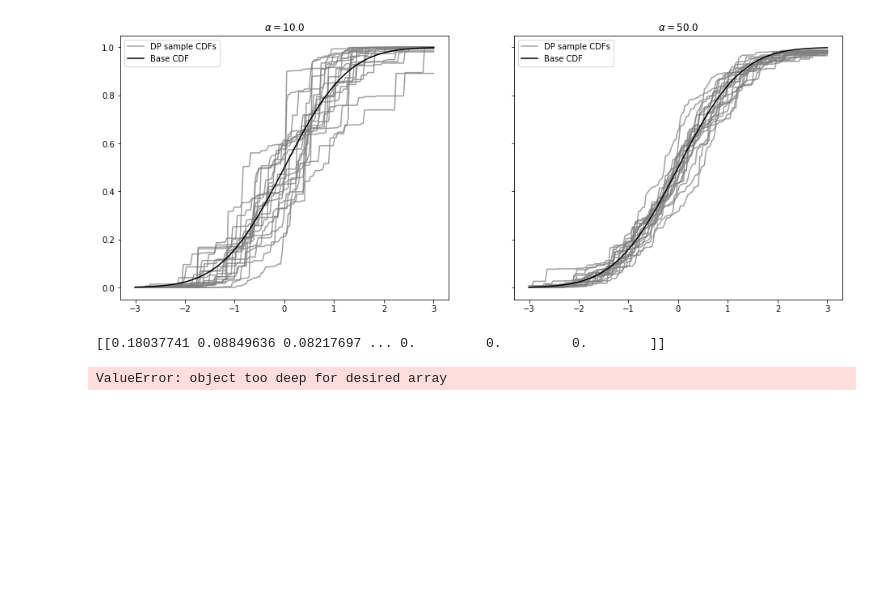
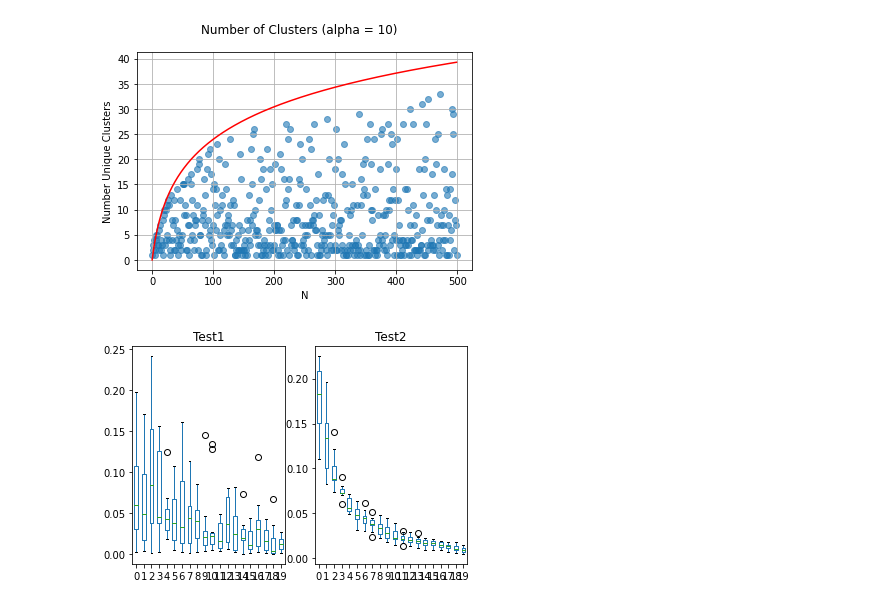
Before and after one commit to blazickjp/Research, a Jupyter notebook: DP.ipynb, the cells around one changed output. Cells and saved outputs as stored; diff of their text form; code cells hidden in the pictures; blank space fills up the shorter version.

```diff
--- a/DP.ipynb
+++ b/DP.ipynb
@@ -80,44 +10,0 @@ array([[4.43323478e-03, 4.43323478e-03, 4.43323478e-03, ...,
-# %%
-fig, (l_ax, r_ax) = plt.subplots(ncols=2, sharex=True, sharey=True, figsize=(16, 6))
-
-K = 200
-alpha = 10.
-
-beta = sp.stats.beta.rvs(1, alpha, size=(N, K))
-w = np.empty_like(beta)
-w[:, 0] = beta[:, 0]
-w[:, 1:] = beta[:, 1:] * (1 - beta[:, :-1]).cumprod(axis=1)
-
-omega = P0.rvs(size=(N, K))
-
-sample_cdfs = (w[..., np.newaxis] * np.less.outer(omega, x_plot)).sum(axis=1)
-
-l_ax.plot(x_plot, sample_cdfs[0], c='gray', alpha=0.75,
-          label='DP sample CDFs');
-l_ax.plot(x_plot, sample_cdfs[1:].T, c='gray', alpha=0.75);
-l_ax.plot(x_plot, P0.cdf(x_plot), c='k', label='Base CDF');
-
-l_ax.set_title(r'$\alpha = {}$'.format(alpha));
-l_ax.legend(loc=2);
-
-K = 200
-alpha = 50.
-
-beta = sp.stats.beta.rvs(1, alpha, size=(N, K))
-w = np.empty_like(beta)
-w[:, 0] = beta[:, 0]
-w[:, 1:] = beta[:, 1:] * (1 - beta[:, :-1]).cumprod(axis=1)
-
-omega = P0.rvs(size=(N, K))
-
-sample_cdfs = (w[..., np.newaxis] * np.less.outer(omega, x_plot)).sum(axis=1)
-
-r_ax.plot(x_plot, sample_cdfs[0], c='gray', alpha=0.75,
-          label='DP sample CDFs');
-r_ax.plot(x_plot, sample_cdfs[1:].T, c='gray', alpha=0.75);
-r_ax.plot(x_plot, P0.cdf(x_plot), c='k', label='Base CDF');
-
-r_ax.set_title(r'$\alpha = {}$'.format(alpha));
-r_ax.legend(loc=2);
-# %% [output]
-[figure, removed]
@@ -124 +28,13 @@ r_ax.legend(loc=2);
+# %%
+y = num_clusters(alpha=alpha, K=K, N=N)
+fig, ax = plt.subplots()
+ax.scatter(range(len(y)), y, alpha = .6)
+ax.plot(range(len(y)), alpha*np.log(1 + np.divide(range(len(y)), alpha)), color = "red")
+fig.suptitle("Number of Clusters (alpha = 10)")
+ax.grid()
+plt.xlabel("N")
+plt.ylabel("Number Unique Clusters")
+fig.show()
+# %% [output]
+[figure, added]
 # %%
@@ -133,9 +68,17 @@ def CRP(N, alpha):
-# %%
-dirichlet_large_k(10, 2000, 500)
--np.sort(-dirichlet(([alpha/K]*K)).rvs())
-# %% [output]
-[[0.18037741 0.08849636 0.08217697 ... 0.         0.         0.        ]]
-ValueError: object too deep for desired array
+# %%
+# dirichlet_large_k(10, 2000, 500)
+# -np.sort(-dirichlet(([alpha/K]*K)).rvs())
+
+y1 = pd.DataFrame(gen_sb_data(10, 10, 20))
+y2 = pd.DataFrame(gen_dir_data(10, 10, 20))
+fig, (ax1, ax2) = plt.subplots(1,2)
+_ = y1.boxplot(grid=False, ax=ax1)
+_ = y2.boxplot(grid=False, ax=ax2)
+ax1.set_title("Test1")
+ax2.set_title("Test2")
+plt.show()
+# %% [output]
+[figure, added]
 # %%
 y = CRP(500,10)
 # %%
```
Also changed, not shown: parts of 9 cells of this notebook, 3 other files.
